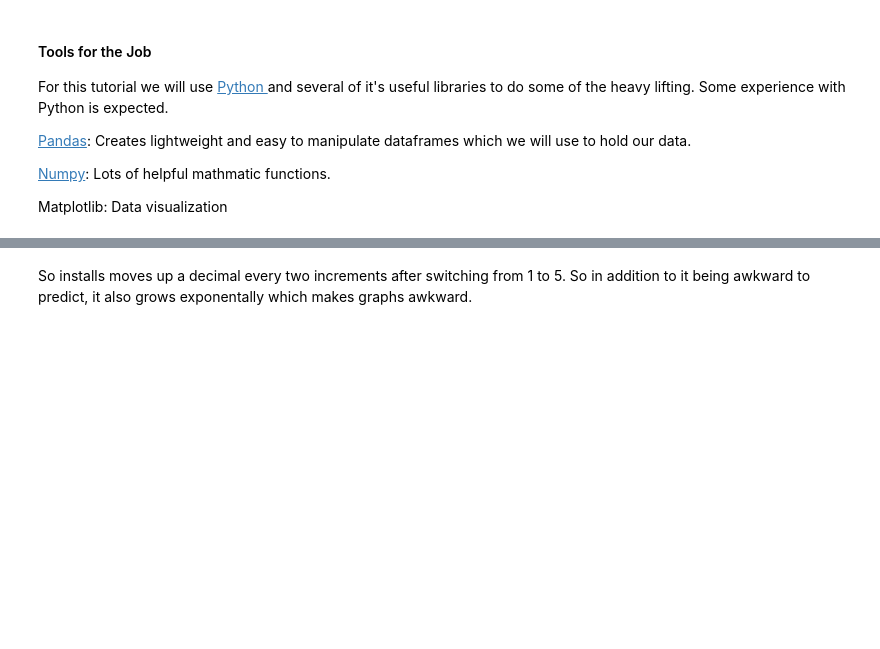
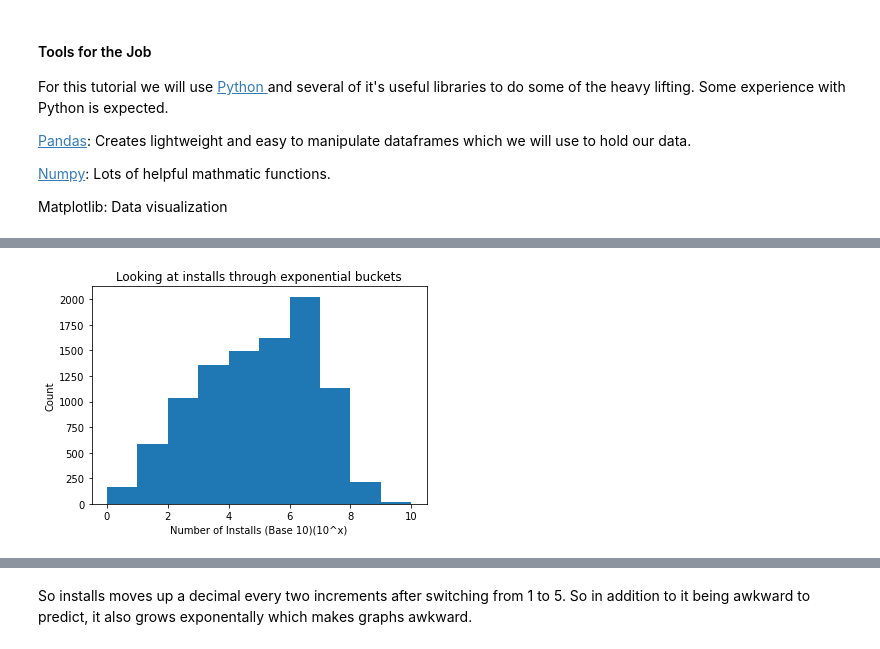
Before and after one commit to clabbott/app-data-analysis, a Jupyter notebook: FPT/Final_Proj_Tutorial.ipynb, the cells around one changed output, grey strips where cells are left out. Cells and saved outputs as stored; diff of their text form; code cells hidden in the pictures; blank space fills up the shorter version.

```diff
--- a/FPT/Final_Proj_Tutorial.ipynb
+++ b/FPT/Final_Proj_Tutorial.ipynb
@@ -97,7 +103,7 @@ df = df.drop([10472, 9148])
 df.dropna()
 
 # Dropping Current Ver and Android Ver due to their unuse
-df.drop(columns=['Current Ver', 'Android Ver'])
+df = df.drop(columns=['Current Ver', 'Android Ver'])
 
 #Formatting App
 
@@ -177,14 +183,6 @@ for index, row in df.iterrows():
         df['Content Rating'][index] = "NaN"
         pass
     pass
-
-
-# These are nominal values so they require being encoded as dummy variables first. https://www.dataquest.io/blog/machine-learning-preparing-data/
-# Separated them in order to allow for machine learning and data analysis
-
-dummy_df = pd.get_dummies(df[["Content Rating"]])
-df = pd.concat([df, dummy_df], axis=1)
-df = df.drop(["Content Rating"], axis=1)
 
 
 # Formatting Genres
@@ -273,22 +271,8 @@ for index, row in df.iterrows():
 # Rename "Genres" to "Genre" to prepare for shift
 df = df.rename(columns={"Genres": "Genre"})
 
-# genres are now successfully categorized in 8 groups. Now we enter the values of Genre as dummy values then drop the Genre column
-dummy_df = pd.get_dummies(df[["Genre"]])
-df = pd.concat([df, dummy_df], axis=1)
-df = df.drop(["Genre"], axis=1)
-df
-
-#Now we want to combine the duplicates together.
-df = df.groupby(['App'], as_index=False).agg({'App': 'first', 'Category': 'first', 'Rating': 'first', 'Reviews': 'first', 'Size': 'first', 'Installs': 'first',
-                              'Is_Free': 'first', 'Price': 'first', 'Size': 'first', 'Content Rating_Adult': 'first',
-                              'Content Rating_Everyone': 'first', 'Content Rating_Teen': 'first', 'Last Updated': 'first',
-                                              'Genre_Creativity': 'sum', 'Genre_Education': 'sum', 'Genre_Entertainment': 'sum', 'Genre_Games': 'sum'
-                             , 'Genre_Lifestyle': 'sum', 'Genre_Productivity': 'sum', 'Genre_Social Networking': 'sum', 'Genre_Utilities': 'sum'
-                             , })
-df = df.sort_values(by = ['Installs'], ascending=False)
-
 # Formatting Last Updated
 df['Last Updated']= pd.to_datetime(df['Last Updated'])
-df.dtypes
+print(df.dtypes)
+df.head()
 # %% [output]
@@ -311,0 +302,9 @@ dtype: object
+# %%
+genre_df = df.copy()
+df = df.groupby(['App'], as_index=False).agg({'App': 'first', 'Category': 'first',
+                                              'Rating': 'first', 'Reviews': 'first',
+                                              'Size': 'first', 'Installs': 'first',
+                                              'Is_Free': 'first', 'Price': 'first',
+                                              'Size': 'first', 'Content Rating': 'first',
+                                              'Last Updated': 'first', 'Genre': 'first'})
+df.head()
@@ -319,0 +379,7 @@ Hey Clark, so everything here isn't intended to be in the final product of our p
+# %%
+plt.xlabel("Number of Installs (Base 10)(10^x)")
+plt.title("Looking at installs through exponential buckets")
+plt.ylabel("Count")
+plt.hist(df["Installs"].apply(lambda x: math.log10(x + 1)), bins=[0,1,2,3,4,5,6,7,8,9,10]);
+# %% [output]
+[figure, added]
```
Also changed, not shown: parts of 29 cells of this notebook.
